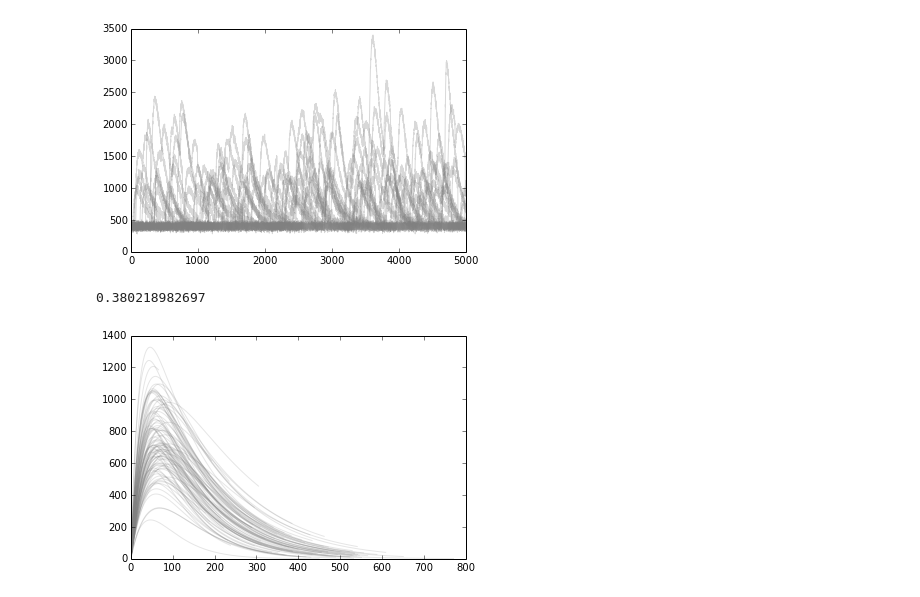
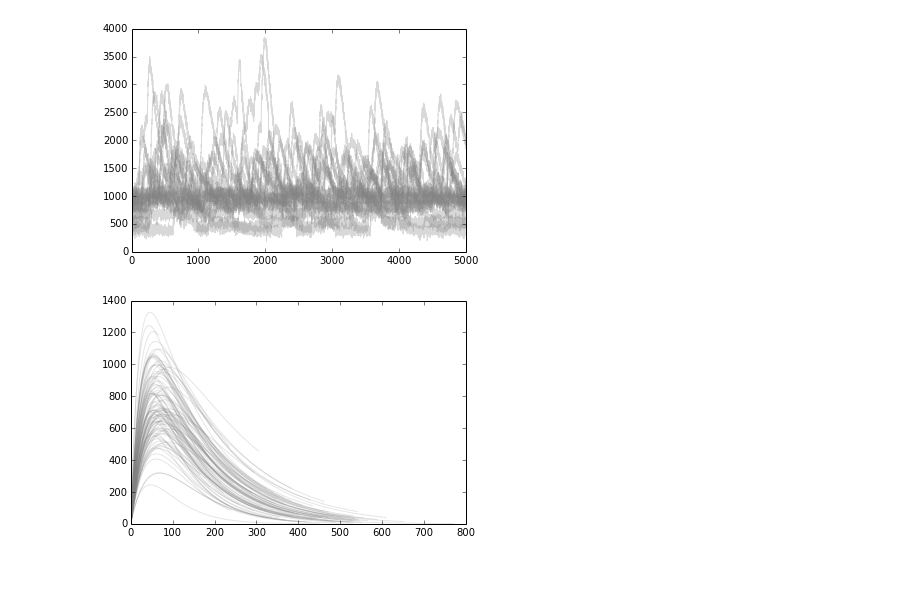
Before and after one commit to zmoldir/cal_neuroim, a Jupyter notebook: MAstuff_testbook.ipynb, the cells around one changed output. Cells and saved outputs as stored; diff of their text form; code cells hidden in the pictures.

```diff
--- a/MAstuff_testbook.ipynb
+++ b/MAstuff_testbook.ipynb
@@ -9,0 +7,8 @@ print apList
+# %%
+test= np.concatenate([range(0,10),range(10,0,-1)])
+print test
+meanArray = np.zeros(len(test))
+for pos,i in enumerate(test):
+    meanArray[i] = np.std(test[pos:pos+5])
+plt.plot(test)
+plt.plot(meanArray,range(20),)
@@ -10,35 +19,34 @@ print apList
 # %%
 #code used for creation of set1 of simulated data
-import time
 
 def alphaKernel (t, A,t_A,t_B):
     return np.float64(A*(np.exp(-t/t_A)-np.exp(-t/t_B)))
 
-startTime = time.time()
 xMatrix = np.ndarray(shape=(5000,20),dtype='float32')
 apList = []
 for i in np.nditer(xMatrix,order='F',flags=['external_loop'],op_flags=['writeonly']):
     localAPlist = []
-    xtest = np.repeat(400,5000.)
-    xnoise = 30. * np.random.normal(size = xtest.size)
+    xtest = np.repeat(400,5000.)*np.random.normal(loc=2,scale=0.5)
+    xnoise = 50. * np.random.normal(size = xtest.size)
     xtest = xtest +xnoise
     apNumber = int(np.random.normal(loc=4,scale = 2)*3)
 
     for j in range(apNumber):
         xdata = np.arange(0,int(400*np.random.normal(loc=1,scale=0.3)),1.)
         y = (alphaKernel(xdata,np.random.normal(loc=5,scale=0.3) * 400,
                         30* np.random.normal(loc=4,scale=1),10*np.random.normal(loc=4,scale=1)))
         APposition = int(np.random.sample(size=1)* 5000)
         localAPlist.append(APposition)
         if(APposition + y.size > xtest.size):
             y.resize(xtest.size-APposition)
         xtest[APposition:APposition + y.size] = xtest[APposition:APposition + y.size] + y
     i[...] = xtest
     plt.plot(xtest,'grey',alpha=0.3)
     apList.append(sorted(localAPlist))
 plt.show()
-print time.time() - startTime
 np.savetxt('/home/maximilian/unistuff/paris_ens/cal_neuroim/simdata/set1',xMatrix,delimiter=',',fmt='%4.6f')
+
+df = pd.DataFrame(apList)
+df.to_csv('/home/maximilian/unistuff/paris_ens/cal_neuroim/simdata/apTimings.csv')
 # %% [output]
-[figure, old version]
+[figure, new version]
-0.380218982697
```
Also changed, not shown: parts of 4 cells of this notebook, 2 other files.
